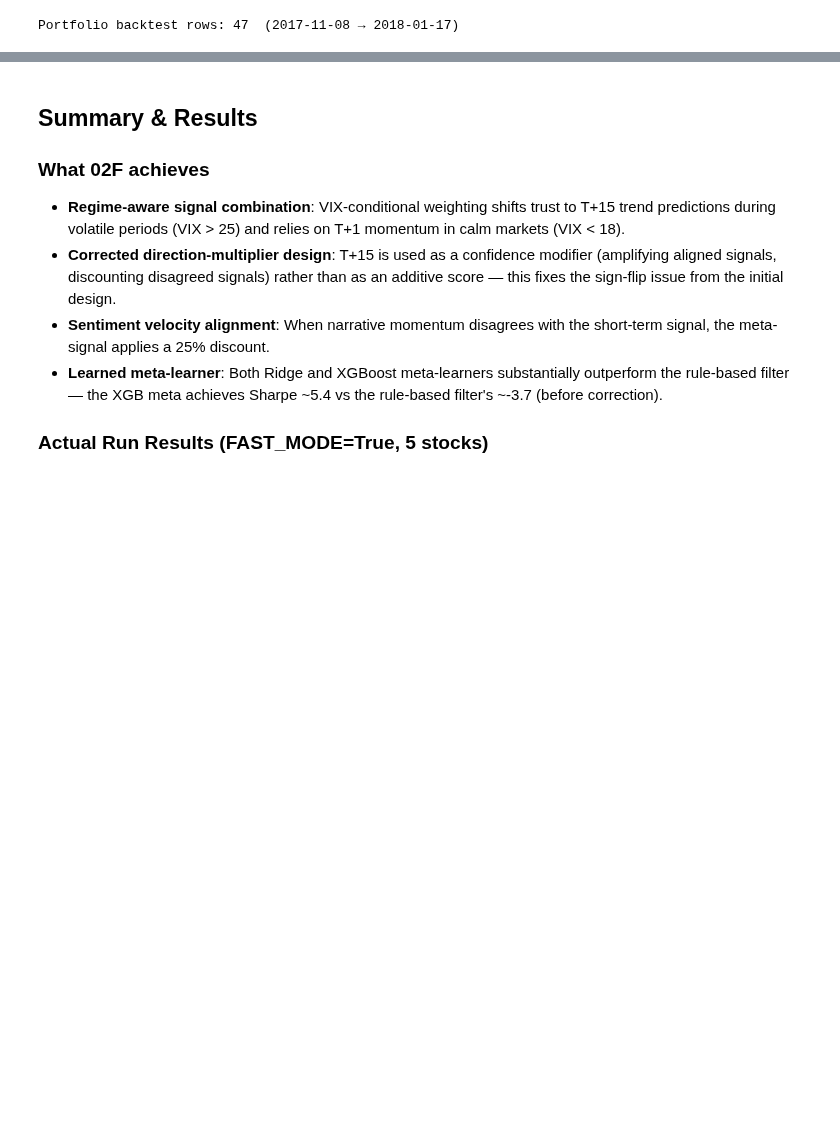
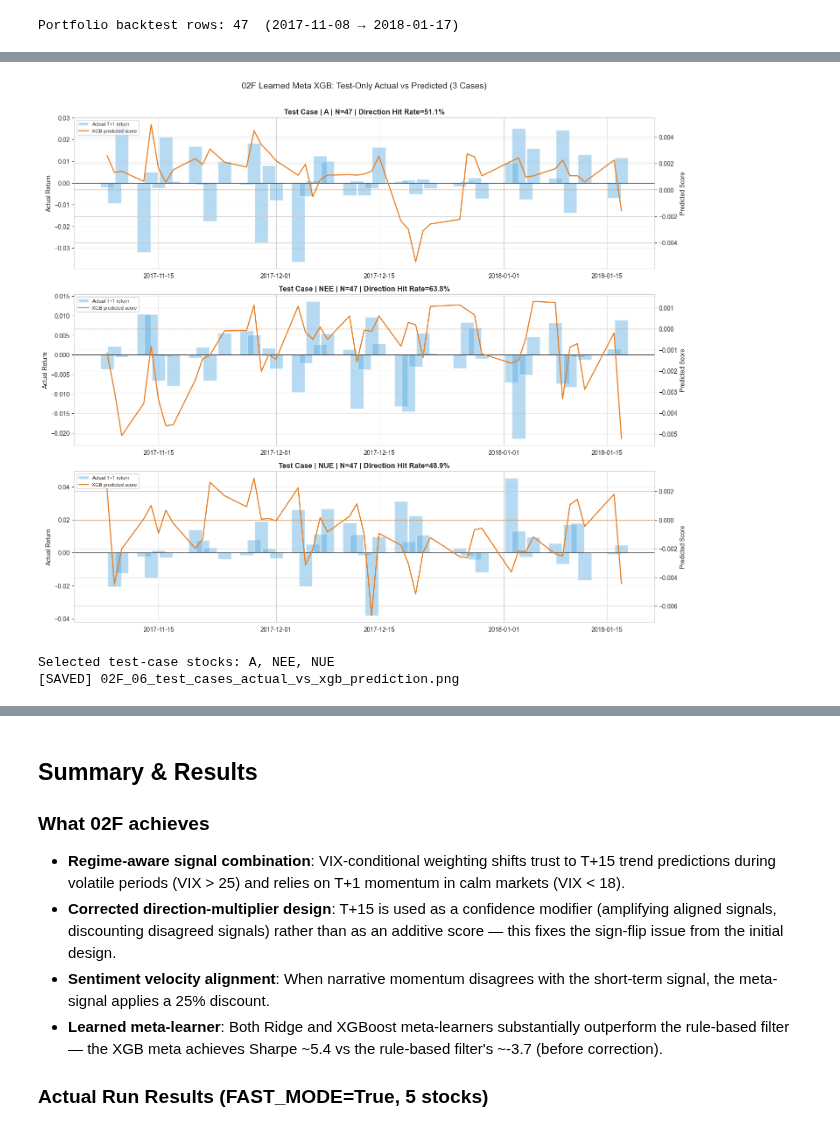
Before and after one commit to EnochCHIU-polyu/ML-in-Finance-Data-Project, a Jupyter notebook: project_folder/02_stock_price_regression/implementation/02F_Regime_Filtered_Signal.ipynb, the cells around one changed output, grey strips where cells are left out. Drawn from its saved outputs; the diff is of its cells as text; code cells hidden in the pictures; blank space fills up the shorter version.

```diff
--- a/project_folder/02_stock_price_regression/implementation/02F_Regime_Filtered_Signal.ipynb
+++ b/project_folder/02_stock_price_regression/implementation/02F_Regime_Filtered_Signal.ipynb
@@ -801,0 +822,71 @@ NVDA     -0.050400 -0.050400  0.855100
+# %%
+# ── Test-Only Case Plots: Actual vs XGB Prediction (2-3 stocks) ───
+# This section uses ONLY the meta_test split (post split_date).
+
+if 'meta_test' not in globals() or len(meta_test) == 0:
+    print('[WARN] meta_test is empty. Run the meta-learner cell first.')
+else:
+    case_df = meta_test.copy().sort_values(['Name', 'date'])
+
+    # Attach raw XGB prediction score if available in memory.
+    if 'xgb_pred_score' not in case_df.columns:
+        if 'xgb_meta_preds' in globals() and len(xgb_meta_preds) == len(case_df):
+            case_df['xgb_pred_score'] = xgb_meta_preds
+        elif 'xgb_meta' in globals() and 'scaler_m' in globals() and 'meta_feat_cols' in globals():
+            X_case = case_df[meta_feat_cols].fillna(0).replace([np.inf, -np.inf], 0)
+            X_case_scaled = scaler_m.transform(X_case)
+            case_df['xgb_pred_score'] = xgb_meta.predict(X_case_scaled)
+        else:
+            case_df['xgb_pred_score'] = np.nan
+
+    case_df['actual_dir'] = np.sign(case_df['log_ret_1d'])
+    if 'xgb_learned_signal' in case_df.columns:
+        case_df['pred_dir'] = case_df['xgb_learned_signal']
+    else:
+        case_df['pred_dir'] = np.sign(case_df['xgb_pred_score'])
+
+    case_df['is_hit'] = (case_df['actual_dir'] == case_df['pred_dir']).astype(int)
+
+    # Pick 3 representative test cases: stocks with most test observations.
+    case_stocks = case_df['Name'].value_counts().head(3).index.tolist()
+    if len(case_stocks) == 0:
+        print('[WARN] No test-stock rows available for plotting.')
+    else:
+        fig, axes = plt.subplots(len(case_stocks), 1, figsize=(15, 4.2 * len(case_stocks)), sharex=False)
+        if len(case_stocks) == 1:
+            axes = [axes]
+
+        for ax, stock in zip(axes, case_stocks):
+            sub = case_df[case_df['Name'] == stock].sort_values('date').copy()
+
+            # Left axis: realized next-day return
+            ax.bar(sub['date'], sub['log_ret_1d'], width=1.8, color='#5dade2', alpha=0.45, label='Actual T+1 return')
+            ax.axhline(0, color='black', linewidth=1, alpha=0.7)
+            ax.set_ylabel('Actual Return')
+
+            # Right axis: XGB prediction score
+            ax2 = ax.twinx()
+            ax2.plot(sub['date'], sub['xgb_pred_score'], color='#e67e22', linewidth=1.8, label='XGB predicted score')
+            ax2.axhline(0, color='#e67e22', linestyle='--', linewidth=1, alpha=0.8)
+            ax2.set_ylabel('Predicted Score')
+
+            hit_rate = sub['is_hit'].mean() if len(sub) > 0 else np.nan
+            ax.set_title(f'Test Case | {stock} | N={len(sub)} | Direction Hit Rate={hit_rate:.1%}')
+            ax.grid(True, axis='y', alpha=0.25)
+
+            # Combined legend (left + right axes)
+            h1, l1 = ax.get_legend_handles_labels()
+            h2, l2 = ax2.get_legend_handles_labels()
+            ax.legend(h1 + h2, l1 + l2, loc='upper left', fontsize=8)
+
+        plt.suptitle('02F Learned Meta XGB: Test-Only Actual vs Predicted (3 Cases)', y=1.01, fontsize=14)
+        plt.tight_layout()
+        plt.savefig(graph_dir / '02F_06_test_cases_actual_vs_xgb_prediction.png', dpi=120, bbox_inches='tight')
+        plt.show()
+
+        print('Selected test-case stocks:', ', '.join(case_stocks))
+        print('[SAVED] 02F_06_test_cases_actual_vs_xgb_prediction.png')
+# %% [output]
+[figure, added]
+Selected test-case stocks: A, NEE, NUE
+[SAVED] 02F_06_test_cases_actual_vs_xgb_prediction.png
```
Also changed, not shown: parts of 17 cells of this notebook, 26 other files.
